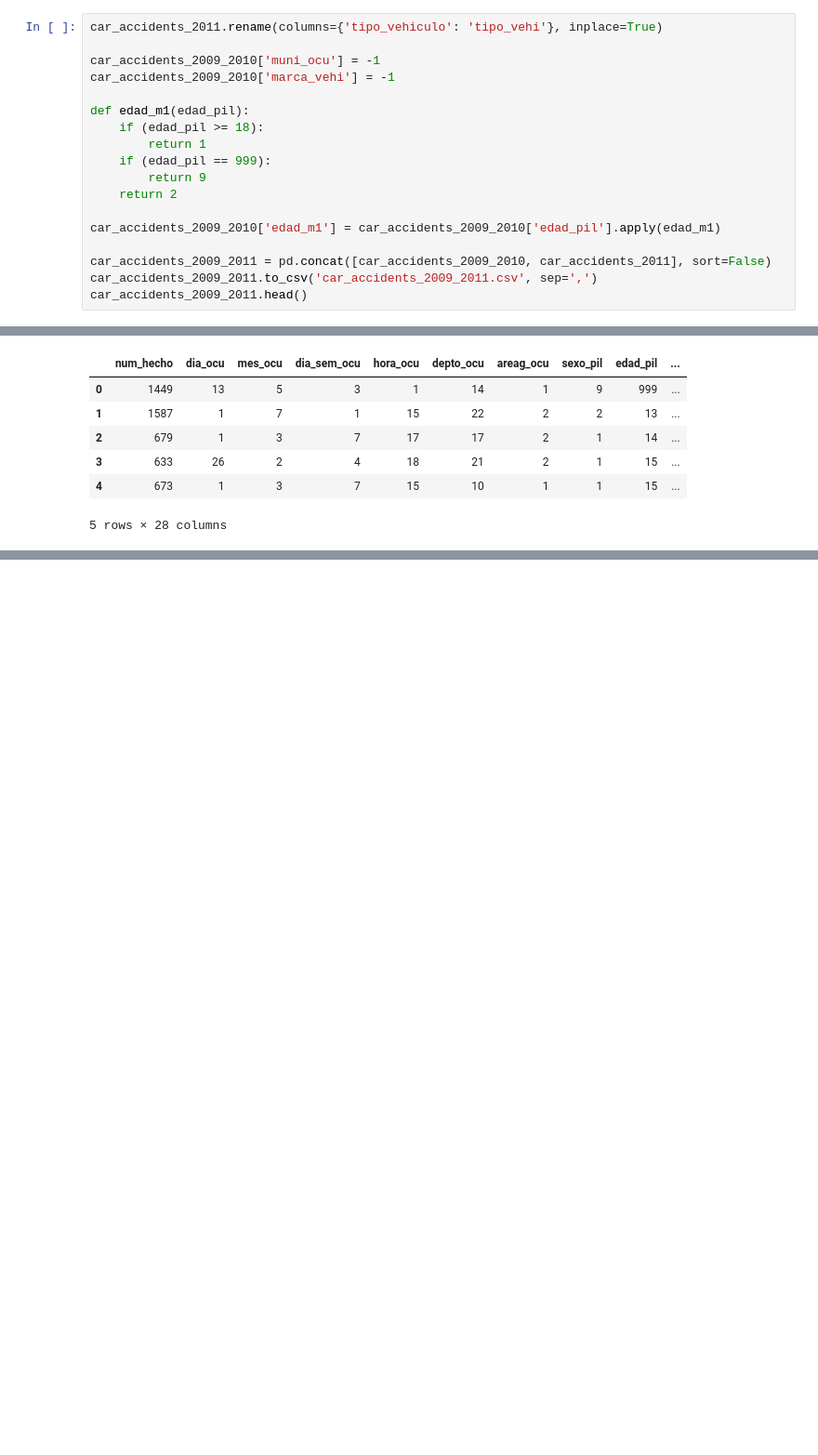
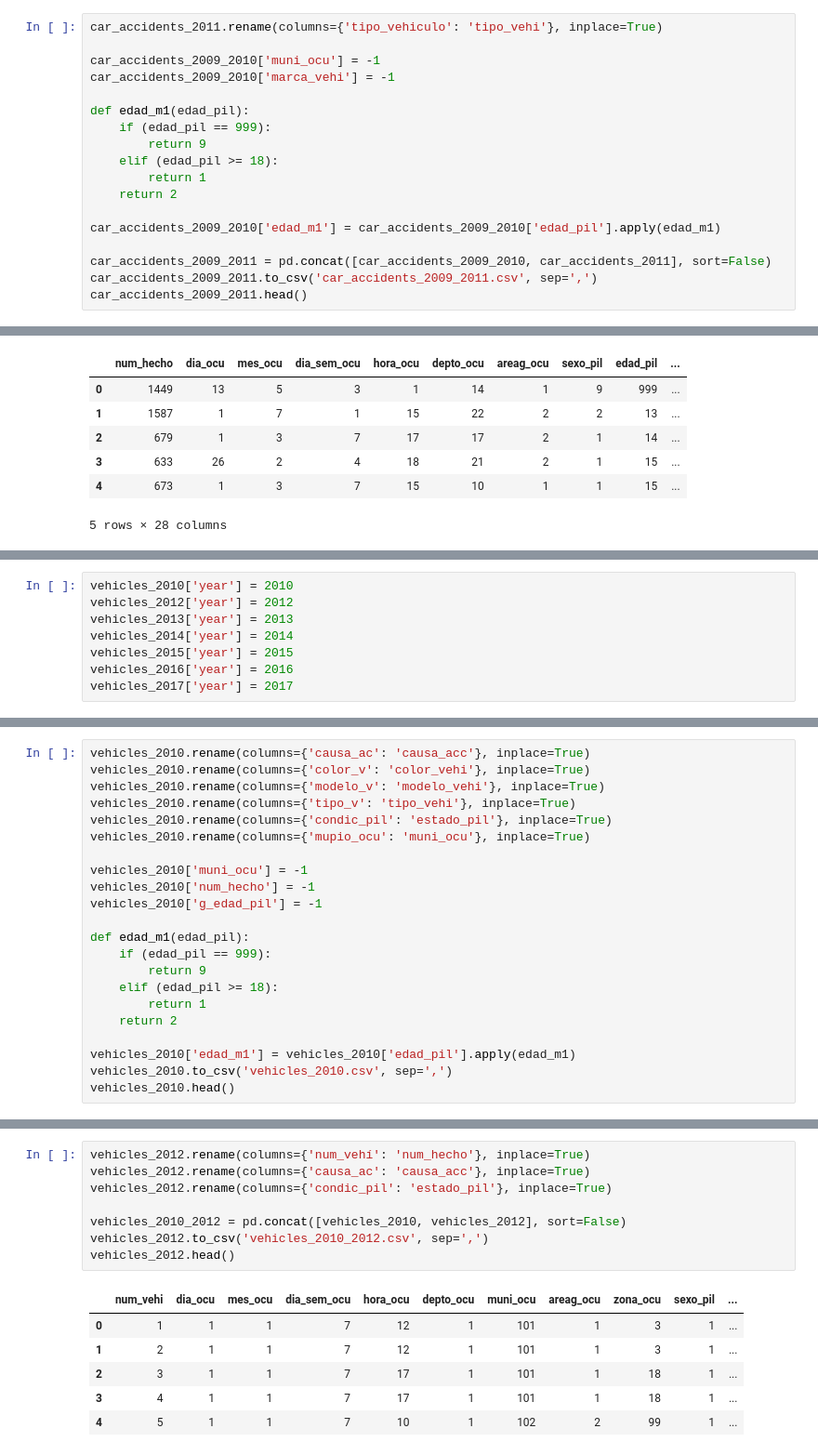
Before and after one commit to aaoeclipse/accidentesguatemala, a Jupyter notebook: DATA ACCIDENTS GUATEMALA.ipynb, the cells around one changed output, grey strips where cells are left out. Shown at 93% size. Drawn from its saved outputs; the diff is of its cells as text; blank space fills up the shorter version.

```diff
--- a/DATA ACCIDENTS GUATEMALA.ipynb
+++ b/DATA ACCIDENTS GUATEMALA.ipynb
@@ -443,10 +443,10 @@ car_accidents_2009_2010['muni_ocu'] = -1
 car_accidents_2009_2010['marca_vehi'] = -1
 
 def edad_m1(edad_pil):
-    if (edad_pil >= 18):
-        return 1
     if (edad_pil == 999):
         return 9
+    elif (edad_pil >= 18):
+        return 1
     return 2
 
 car_accidents_2009_2010['edad_m1'] = car_accidents_2009_2010['edad_pil'].apply(edad_m1)
@@ -737,0 +749,8 @@ car_accidents_2009_2017.head()
+# %%
+vehicles_2010['year'] = 2010
+vehicles_2012['year'] = 2012
+vehicles_2013['year'] = 2013
+vehicles_2014['year'] = 2014
+vehicles_2015['year'] = 2015
+vehicles_2016['year'] = 2016
+vehicles_2017['year'] = 2017
@@ -737,0 +759,22 @@ car_accidents_2009_2017.head()
+# %%
+vehicles_2010.rename(columns={'causa_ac': 'causa_acc'}, inplace=True)
+vehicles_2010.rename(columns={'color_v': 'color_vehi'}, inplace=True)
+vehicles_2010.rename(columns={'modelo_v': 'modelo_vehi'}, inplace=True)
+vehicles_2010.rename(columns={'tipo_v': 'tipo_vehi'}, inplace=True)
+vehicles_2010.rename(columns={'condic_pil': 'estado_pil'}, inplace=True)
+vehicles_2010.rename(columns={'mupio_ocu': 'muni_ocu'}, inplace=True)
+
+vehicles_2010['muni_ocu'] = -1
+vehicles_2010['num_hecho'] = -1
+vehicles_2010['g_edad_pil'] = -1
+
+def edad_m1(edad_pil):
+    if (edad_pil == 999):
+        return 9
+    elif (edad_pil >= 18):
+        return 1
+    return 2
+
+vehicles_2010['edad_m1'] = vehicles_2010['edad_pil'].apply(edad_m1)
+vehicles_2010.to_csv('vehicles_2010.csv', sep=',')
+vehicles_2010.head()
@@ -737,0 +797,15 @@ car_accidents_2009_2017.head()
+# %%
+vehicles_2012.rename(columns={'num_vehí': 'num_hecho'}, inplace=True)
+vehicles_2012.rename(columns={'causa_ac': 'causa_acc'}, inplace=True)
+vehicles_2012.rename(columns={'condic_pil': 'estado_pil'}, inplace=True)
+
+vehicles_2010_2012 = pd.concat([vehicles_2010, vehicles_2012], sort=False)
+vehicles_2012.to_csv('vehicles_2010_2012.csv', sep=',')
+vehicles_2012.head()
+# %% [output]
+|  | num_vehi | dia_ocu | mes_ocu | dia_sem_ocu | hora_ocu | depto_ocu | muni_ocu | areag_ocu | zona_ocu | sexo_pil | ... |
+| 0 | 1 | 1 | 1 | 7 | 12 | 1 | 101 | 1 | 3 | 1 | ... |
+| 1 | 2 | 1 | 1 | 7 | 12 | 1 | 101 | 1 | 3 | 1 | ... |
+| 2 | 3 | 1 | 1 | 7 | 17 | 1 | 101 | 1 | 18 | 1 | ... |
+| 3 | 4 | 1 | 1 | 7 | 17 | 1 | 101 | 1 | 18 | 1 | ... |
+| 4 | 5 | 1 | 1 | 7 | 10 | 1 | 102 | 2 | 99 | 1 | ... |
```
Also changed, not shown: parts of 10 cells of this notebook, 11 other files.
